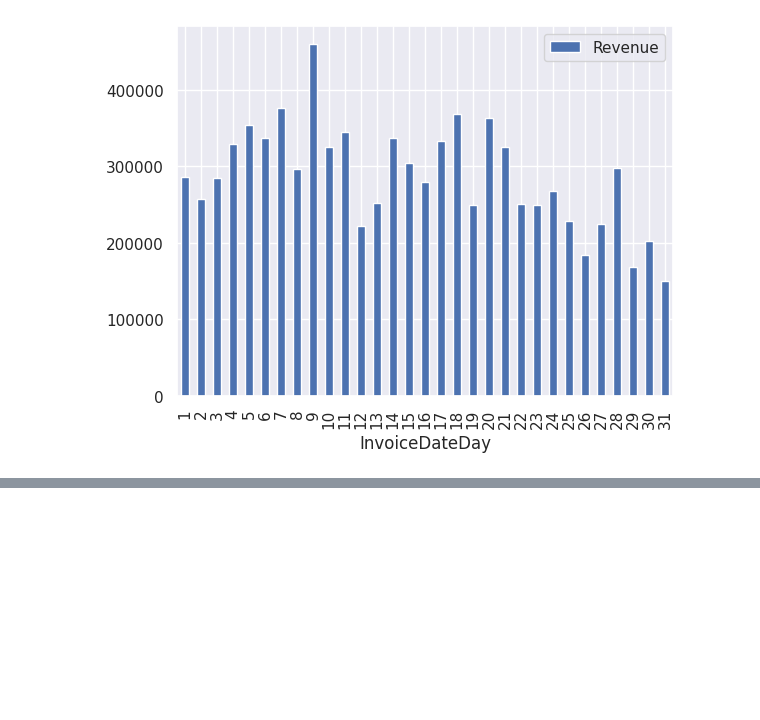
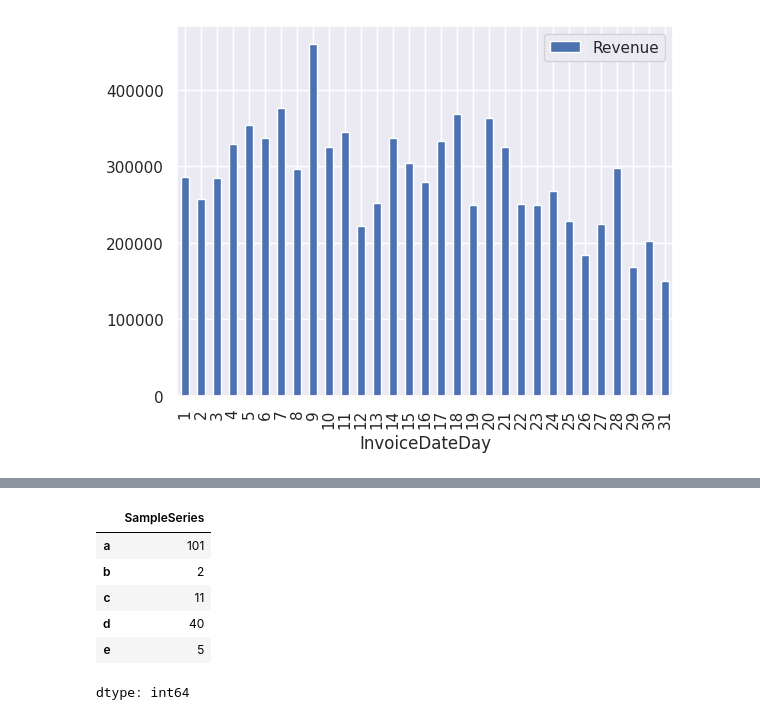
Before and after one commit to sebekpro/python-ds, a Jupyter notebook: 02_analiza_danych/06_sql_porownanie.ipynb, the cells around one changed output, grey strips where cells are left out. Drawn from its saved outputs; the diff is of its cells as text; code cells hidden in the pictures; blank space fills up the shorter version.

```diff
--- a/02_analiza_danych/06_sql_porownanie.ipynb
+++ b/02_analiza_danych/06_sql_porownanie.ipynb
@@ -461,3 +461,15 @@ retail.nsmallest(n=5, columns='Quantity')
 | 115 | 536381 | 22637 | PIGGY BANK RETROSPOT | 1 | 2010-12-01 09:41:00 | 2.55 | 15311 | United Kingdom | 2.55 | ... |
 | 118 | 536381 | 21166 | COOK WITH WINE METAL SIGN | 1 | 2010-12-01 09:41:00 | 1.95 | 15311 | United Kingdom | 1.95 | ... |
 | 120 | 536381 | 37444A | YELLOW BREAKFAST CUP AND SAUCER | 1 | 2010-12-01 09:41:00 | 2.95 | 15311 | United Kingdom | 2.95 | ... |
+# %%
+ds = pd.Series([101, 2, 11, 40, 5], index=['c', 'a', 'd', 'b', 'e'], name="SampleSeries")
+# %%
+ds.sort_index()
+# %% [output]
+|  | SampleSeries |
+| a | 101 |
+| b | 2 |
+| c | 11 |
+| d | 40 |
+| e | 5 |
+dtype: int64
```
Also changed, not shown: parts of 10 cells of this notebook.
